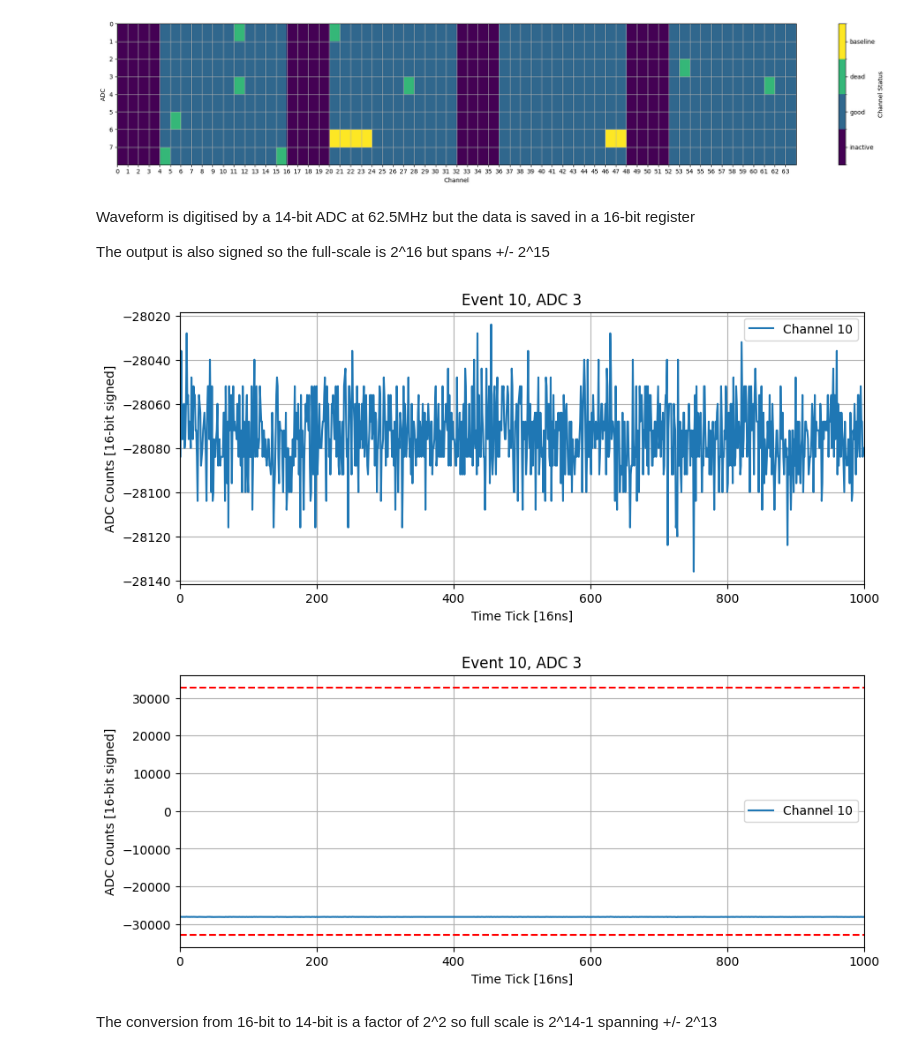
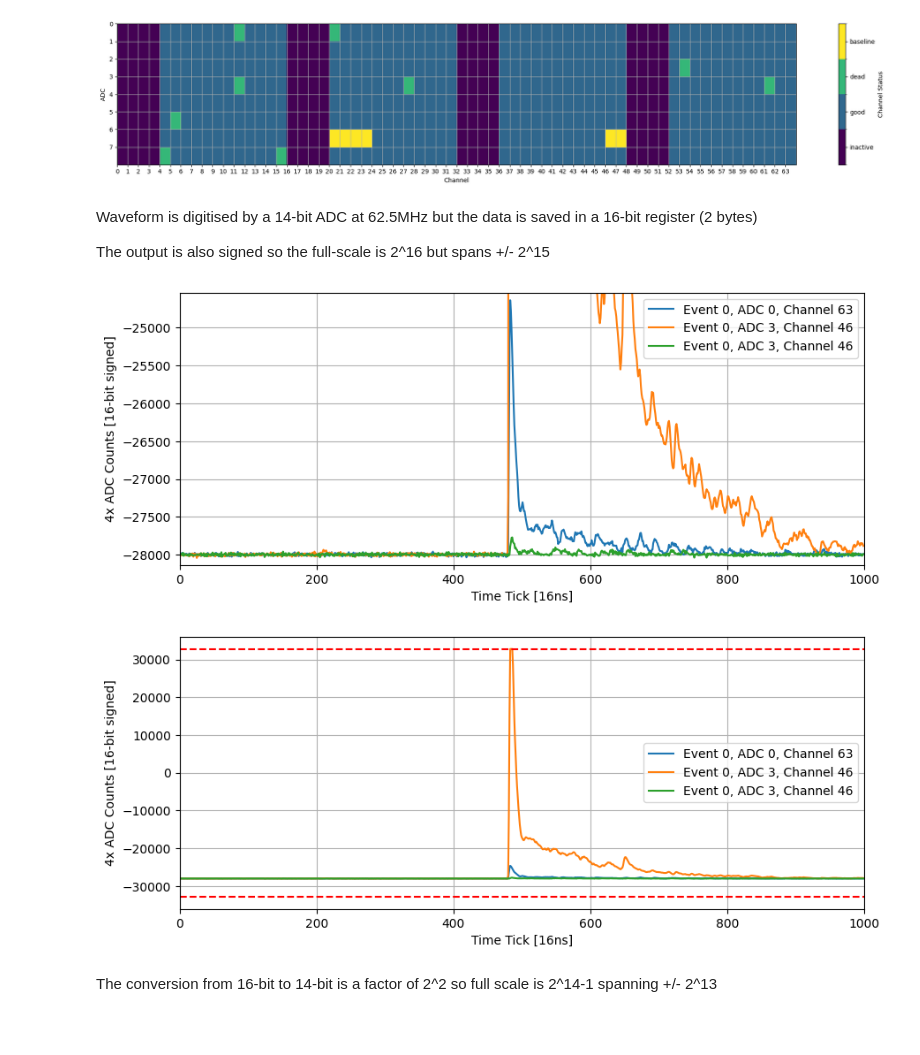
Before and after one commit to jvmead/lrs_tutorials, a Jupyter notebook: lrs_tutorial_1.ipynb, the cells around one changed output. Drawn from its saved outputs; the diff is of its cells as text; code cells hidden in the pictures; blank space fills up the shorter version.

Commit message:
example wvfms added (and voltages assuming reference is 2V full-scale

```diff
--- a/lrs_tutorial_1.ipynb
+++ b/lrs_tutorial_1.ipynb
@@ -25,7 +37,8 @@ Hello
 # %% [markdown]
 ## Import ndlar_flow file
 # %%
-fname = '/global/cfs/cdirs/dune/www/data/2x2/reflows/v11/flow/beam/july10_2024/nominal_hv/packet-0050018-2024_07_10_12_56_35_CDT.FLOW.hdf5'
+#fname = '/global/cfs/cdirs/dune/www/data/2x2/reflows/v11/flow/beam/july10_2024/nominal_hv/packet-0050018-2024_07_10_12_56_35_CDT.FLOW.hdf5'
+fname = '/global/homes/j/jvmead/dune/outputs/MiniRun6.5_1E19_RHC.larnd.0000000.LARNDSIM.proto_nd_flow.hdf5'
 f = h5py.File(fname)
 # %%
 def h5_tree(val, pre='',skip_ref=False):
@@ -156,43 +209,52 @@ plt.show()
 Channel Status Shape: (8, 64)
 [figure]
 # %% [markdown]
-Waveform is digitised by a 14-bit ADC at 62.5MHz but the data is saved in a 16-bit register
+Waveform is digitised by a 14-bit ADC at 62.5MHz but the data is saved in a 16-bit register (2 bytes)
 
 The output is also signed so the full-scale is 2^16 but spans +/- 2^15
+# %%
+light_wvfms = f['light/wvfm/data/']['samples']
+
+# plot an example waveform from the data
+example_event = 0
+example_adc = 0
+example_channel = 63
+
+# get the waveforms
+light_wvfm = light_wvfms[example_event, example_adc, example_channel, :]
+
+# another example from data
+light_wvfm2 = light_wvfms[0, 3, 46, :]
+light_wvfm3 = light_wvfms[0, 1, 4, :]
 # %%
-# plot an example waveform from the data
-example_event = 10
-example_adc = 3
-example_channel = 10
-
-# get the waveforms
-light_wvfm = f['light/wvfm/data/']['samples'][example_event, example_adc, example_channel, :]
-
 plt.figure(figsize=(10,4))
-plt.plot(light_wvfm, label='Channel {}'.format(example_channel))
-plt.title(f'Event {example_event}, ADC {example_adc}')
+plt.plot(light_wvfm, label='Event {}, ADC {}, Channel {}'.format(example_event, example_adc, example_channel))
+plt.plot(light_wvfm2, label='Event 0, ADC 3, Channel 46')
+plt.plot(light_wvfm3, label='Event 0, ADC 3, Channel 46')
 plt.xlim(0, len(light_wvfm))
+plt.ylim(min(light_wvfm)-100, max(light_wvfm)+100)
 plt.xlabel('Time Tick [16ns]')
-plt.ylabel('ADC Counts [16-bit signed]')
+plt.ylabel('4x ADC Counts [16-bit signed]')
 plt.legend()
 plt.grid()
 plt.show()
 
 plt.figure(figsize=(10,4))
-plt.plot(light_wvfm, label='Channel {}'.format(example_channel))
-plt.title(f'Event {example_event}, ADC {example_adc}')
+plt.plot(light_wvfm, label='Event {}, ADC {}, Channel {}'.format(example_event, example_adc, example_channel))
+plt.plot(light_wvfm2, label='Event 0, ADC 3, Channel 46')
+plt.plot(light_wvfm3, label='Event 0, ADC 3, Channel 46')
 plt.xlim(0, len(light_wvfm))
 #overlay line at 32767 and -32768
 plt.axhline(y=32767, color='r', linestyle='--')
 plt.axhline(y=-32768, color='r', linestyle='--')
 plt.xlabel('Time Tick [16ns]')
-plt.ylabel('ADC Counts [16-bit signed]')
+plt.ylabel('4x ADC Counts [16-bit signed]')
 plt.legend()
 plt.grid()
 plt.show()
 # %% [output]
-[figure, old version]
+[figure, new version]
-[figure, old version]
+[figure, new version]
 # %% [markdown]
 The conversion from 16-bit to 14-bit is a factor of 2^2 so full scale is 2^14-1 spanning +/- 2^13
 # %%
```
Also changed, not shown: parts of 16 cells of this notebook.
